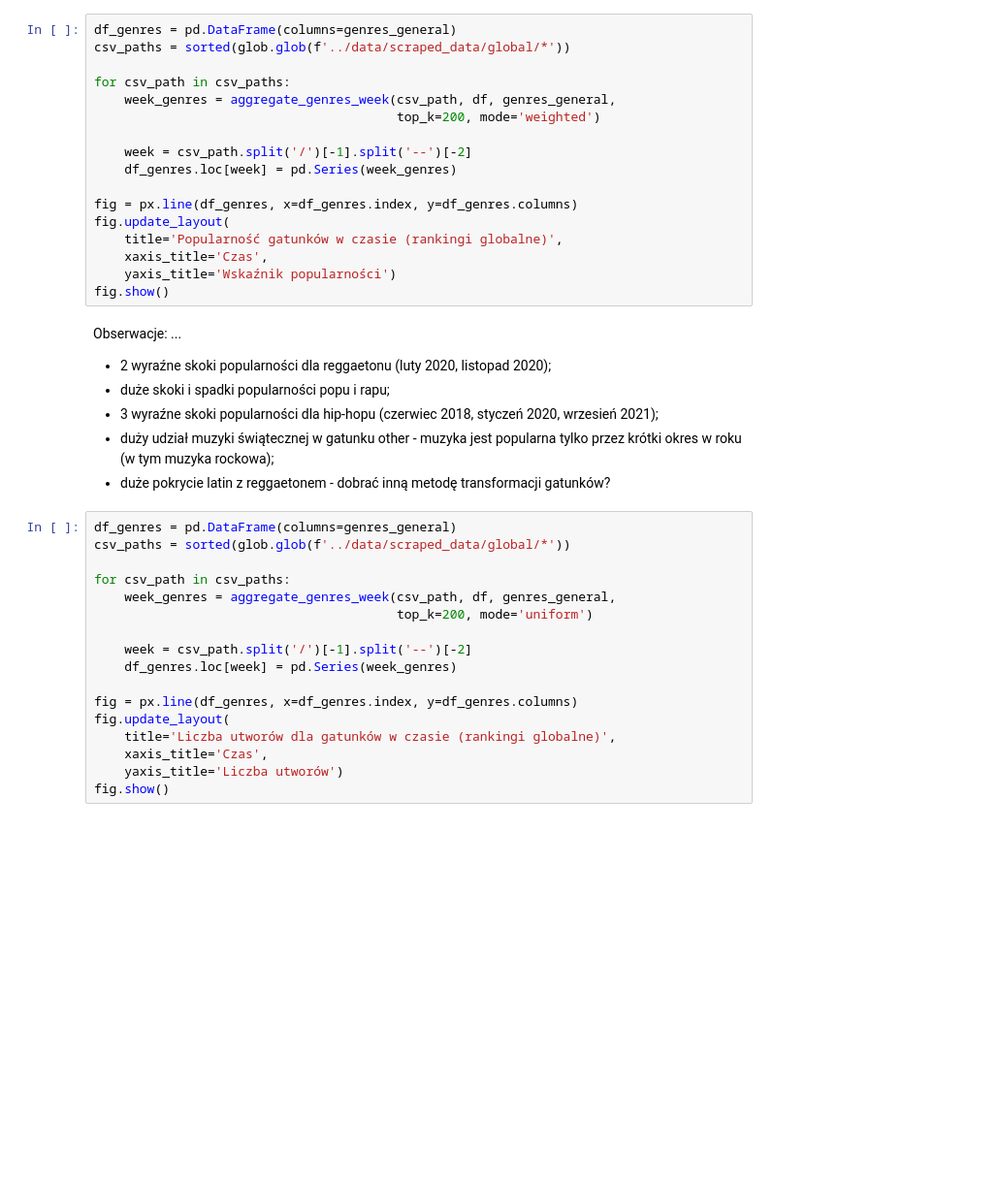
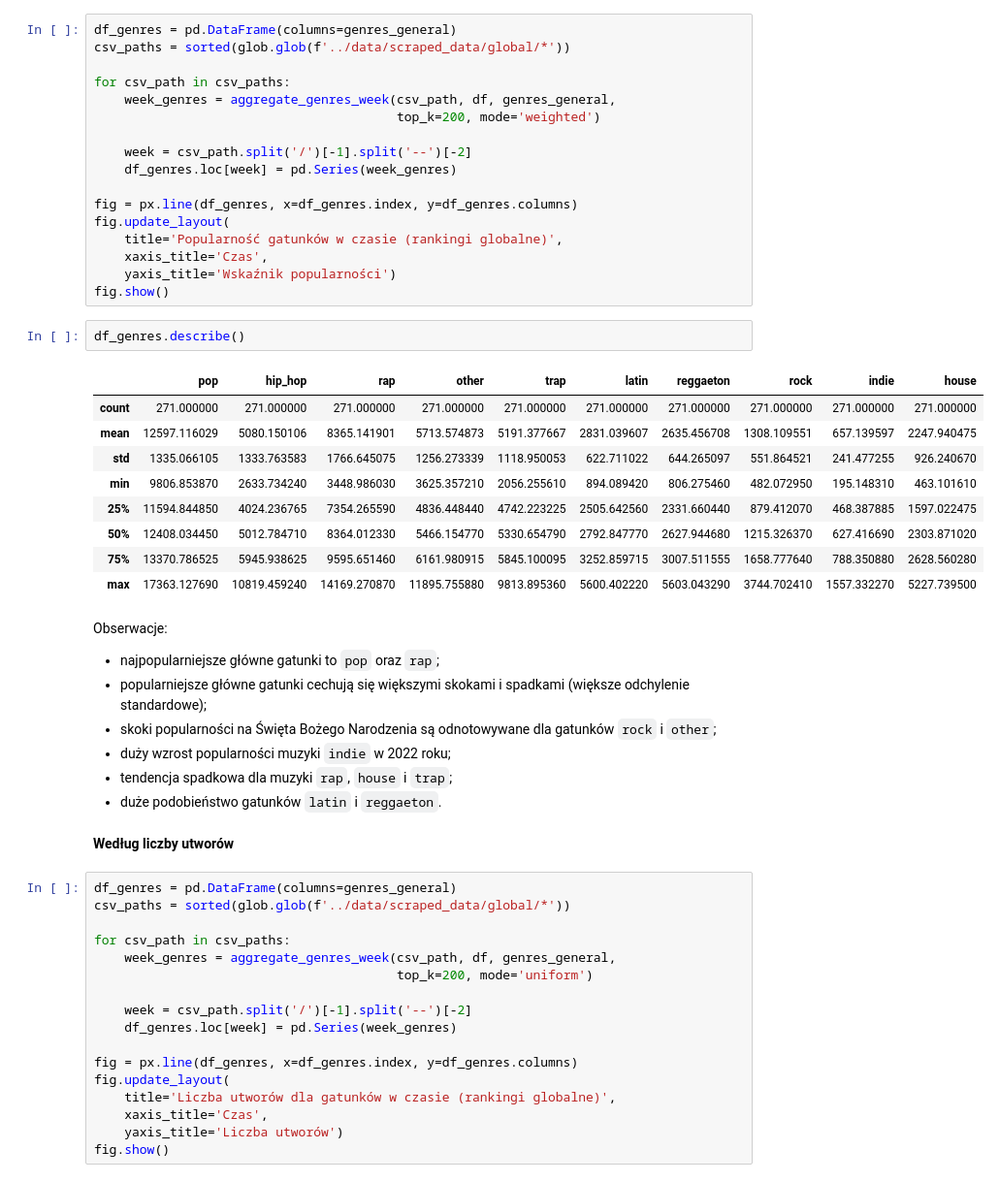
Before and after one commit to pawlooss1/spotify-data-mining, a Jupyter notebook: notebooks/genres_analysis.ipynb, the cells around one changed output. Shown at 97% size. Saved outputs shown, nothing was run; the diff lists cells and outputs as text; blank space fills up the shorter version.

```diff
--- a/notebooks/genres_analysis.ipynb
+++ b/notebooks/genres_analysis.ipynb
@@ -221,14 +223,28 @@ fig.update_layout(
     xaxis_title='Czas',
     yaxis_title='Wskaźnik popularności')
 fig.show()
+# %%
+df_genres.describe()
+# %% [output]
+|  | pop | hip_hop | rap | other | trap | latin | reggaeton | rock | indie | house |
+| count | 271.000000 | 271.000000 | 271.000000 | 271.000000 | 271.000000 | 271.000000 | 271.000000 | 271.000000 | 271.000000 | 271.000000 |
+| mean | 12597.116029 | 5080.150106 | 8365.141901 | 5713.574873 | 5191.377667 | 2831.039607 | 2635.456708 | 1308.109551 | 657.139597 | 2247.940475 |
+| std | 1335.066105 | 1333.763583 | 1766.645075 | 1256.273339 | 1118.950053 | 622.711022 | 644.265097 | 551.864521 | 241.477255 | 926.240670 |
+| min | 9806.853870 | 2633.734240 | 3448.986030 | 3625.357210 | 2056.255610 | 894.089420 | 806.275460 | 482.072950 | 195.148310 | 463.101610 |
+| 25% | 11594.844850 | 4024.236765 | 7354.265590 | 4836.448440 | 4742.223225 | 2505.642560 | 2331.660440 | 879.412070 | 468.387885 | 1597.022475 |
+| 50% | 12408.034450 | 5012.784710 | 8364.012330 | 5466.154770 | 5330.654790 | 2792.847770 | 2627.944680 | 1215.326370 | 627.416690 | 2303.871020 |
+| 75% | 13370.786525 | 5945.938625 | 9595.651460 | 6161.980915 | 5845.100095 | 3252.859715 | 3007.511555 | 1658.777640 | 788.350880 | 2628.560280 |
+| max | 17363.127690 | 10819.459240 | 14169.270870 | 11895.755880 | 9813.895360 | 5600.402220 | 5603.043290 | 3744.702410 | 1557.332270 | 5227.739500 |
 # %% [markdown]
 Obserwacje:
-...
-* 2 wyraźne skoki popularności dla reggaetonu (luty 2020, listopad 2020);
-* duże skoki i spadki popularności popu i rapu;
-* 3 wyraźne skoki popularności dla hip-hopu (czerwiec 2018, styczeń 2020, wrzesień 2021);
-* duży udział muzyki świątecznej w gatunku other - muzyka jest popularna tylko przez krótki okres w roku (w tym muzyka rockowa);
-* duże pokrycie latin z reggaetonem - dobrać inną metodę transformacji gatunków?
+* najpopularniejsze główne gatunki to `pop` oraz `rap`;
+* popularniejsze główne gatunki cechują się większymi skokami i spadkami (większe odchylenie standardowe);
+* skoki popularności na Święta Bożego Narodzenia są odnotowywane dla gatunków `rock` i `other`;
+* duży wzrost popularności muzyki `indie` w 2022 roku;
+* tendencja spadkowa dla muzyki `rap`, `house` i `trap`;
+* duże podobieństwo gatunków `latin` i `reggaeton`.
+# %% [markdown]
+**Według liczby utworów**
 # %%
 df_genres = pd.DataFrame(columns=genres_general)
 csv_paths = sorted(glob.glob(f'../data/scraped_data/global/*'))
```
Also changed, not shown: parts of 6 cells of this notebook, 1 other file.
